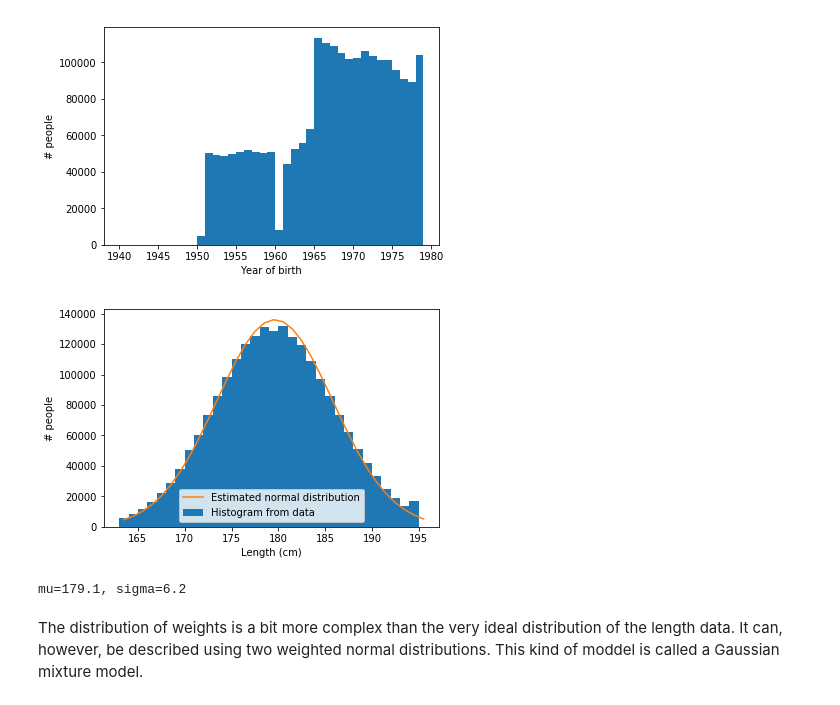
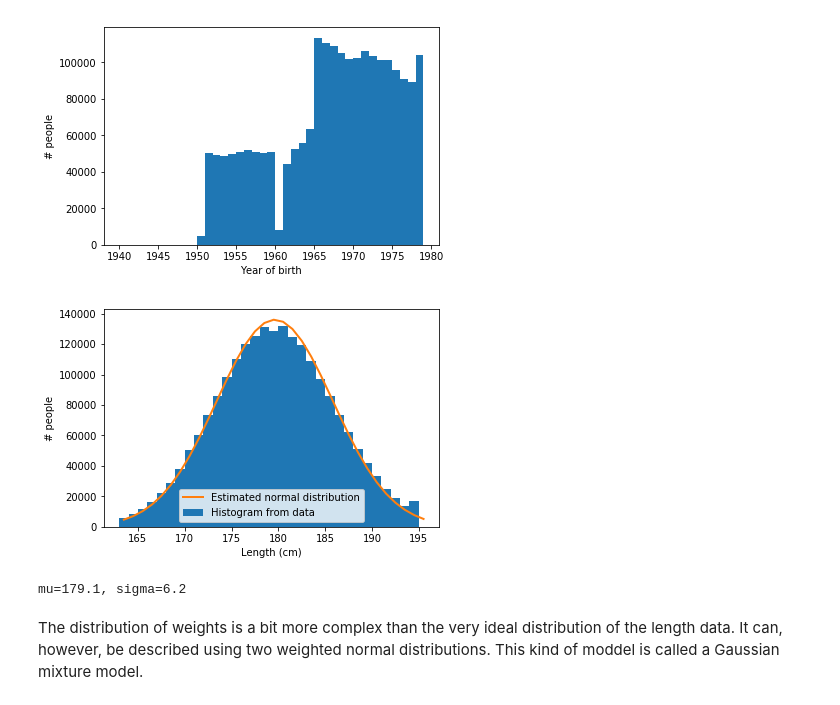
Before and after one commit to fredrikwahlberg/5LN445, a Jupyter notebook: Statistics - INSARK.ipynb, the cells around one changed output. Saved outputs shown, nothing was run; the diff lists cells and outputs as text; code cells hidden in the pictures.

```diff
--- a/Statistics - INSARK.ipynb
+++ b/Statistics - INSARK.ipynb
@@ -65,13 +75,16 @@ else:
 # %%
-length = data['LNGD']
+height = data['LNGD']
 weight = data['MASS']
 born = data['PENR']//100
+
 mask = np.percentile(weight, .5) < weight
 mask *= weight < np.percentile(weight, 99.5)
-mask *= np.percentile(length, .5) < length
-mask *= length < np.percentile(length, 99.5)
+mask *= np.percentile(height, .5) < height
+mask *= height < np.percentile(height, 99.5)
+
 print("Removing %.1f%% as outliers" % (100*(1 - np.sum(mask)/mask.shape[0])))
-length = length[mask]
+
+height = height[mask]
 weight = weight[mask]
 born = born[mask]
 # %% [output]
@@ -89,20 +102,20 @@ plt.show()
 # %%
 import numpy as np
 from scipy.stats import norm
 
 d = norm(np.mean(length), np.std(length))
 x = np.unique(length)
 plt.figure()
 h = plt.hist(length, x, label="Histogram from data")
-plt.plot(x+.5, d.pdf(x)*len(length), label="Estimated normal distribution")
+plt.plot(x+.5, d.pdf(x)*len(length), label="Estimated normal distribution", linewidth=2)
 plt.xlabel("Length (cm)")
 plt.ylabel("# people")
 plt.legend(loc='lower center')
 plt.show()
 
 print("mu=%.1f, sigma=%.1f" % (d.mean(), d.std()))
 # %% [output]
-[figure, old version]
+[figure, new version]
 mu=179.1, sigma=6.2
 # %% [markdown]
 The distribution of weights is a bit more complex than the very ideal distribution of the length data. It can, however, be described using two weighted normal distributions. This kind of moddel is called a Gaussian mixture model.
```
Also changed, not shown: parts of 9 cells of this notebook.
